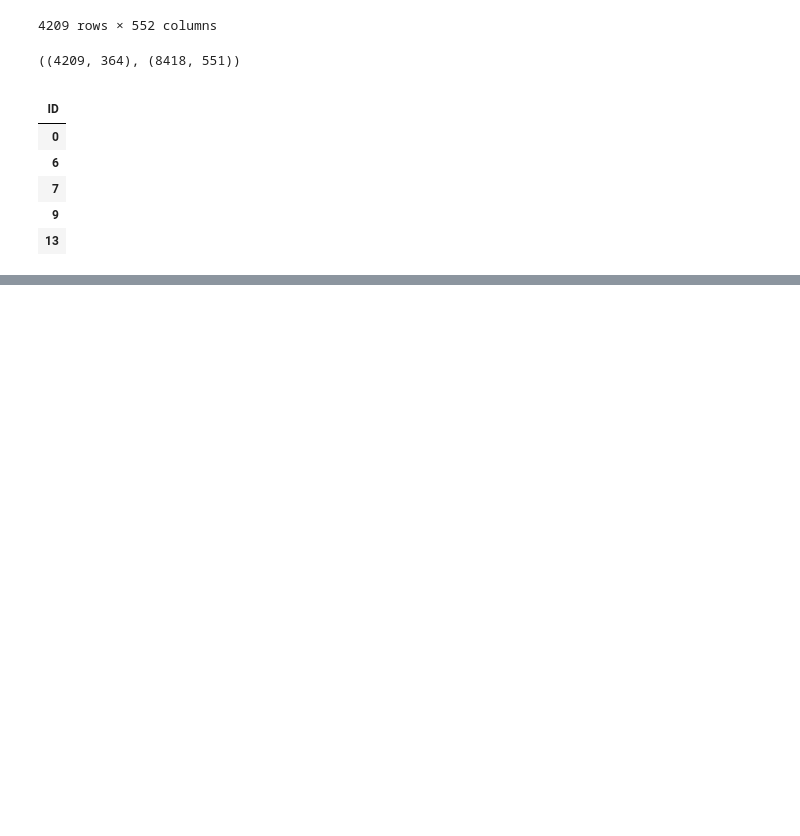
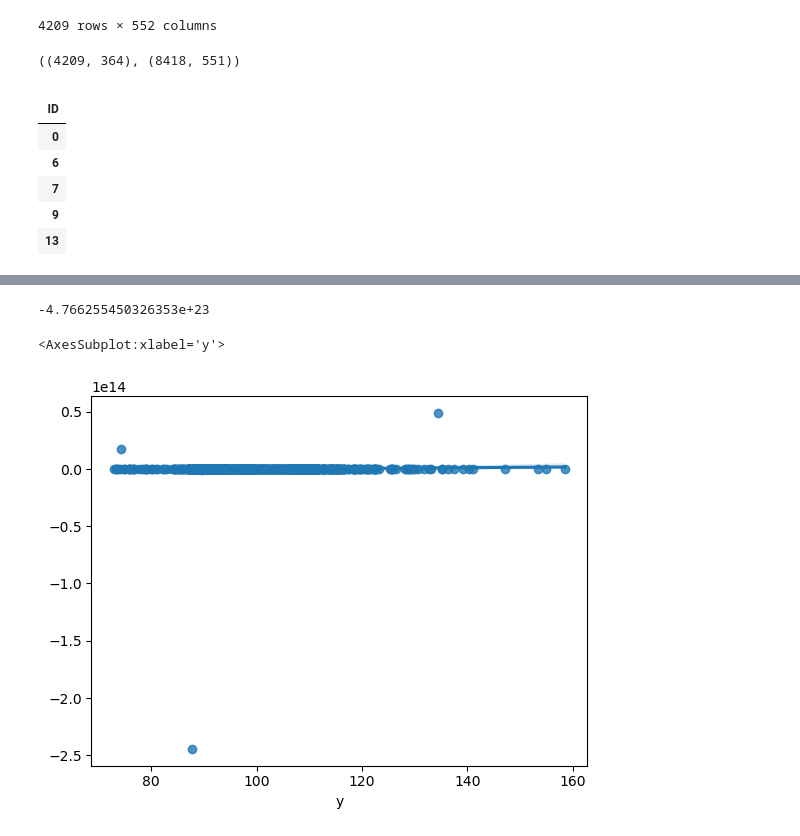
Before and after one commit to JiYoungGoGo/AI_School, a Jupyter notebook: ML/Benz.ipynb, the cells around one changed output, grey strips where cells are left out. Drawn from its saved outputs; the diff is of its cells as text; code cells hidden in the pictures; blank space fills up the shorter version.

```diff
--- a/ML/Benz.ipynb
+++ b/ML/Benz.ipynb
@@ -312,0 +319,6 @@ df_train.select_dtypes(exclude="number")[:5]
+# %%
+X = df_train.drop(columns="y")
+y = df_train["y"]
+print(X.shape, y.shape)
+display(X.head())
+display(y.head())
@@ -312,0 +342,7 @@ df_train.select_dtypes(exclude="number")[:5]
+# %%
+# train_test_split으로 train, valid 나누기!
+from sklearn.model_selection import train_test_split
+
+X_train, X_valid, y_train, y_valid = train_test_split(X, y, test_size=0.2, random_state=42)
+
+X_train.shape, X_valid.shape, y_train.shape, y_valid.shape
@@ -312,0 +371,5 @@ df_train.select_dtypes(exclude="number")[:5]
+# %%
+from sklearn.linear_model import LinearRegression
+
+model = LinearRegression(n_jobs=-1, positive=True)
+model
@@ -312,0 +378,2 @@ df_train.select_dtypes(exclude="number")[:5]
+# %%
+model.fit(X_train, y_train)
@@ -312,0 +390,9 @@ df_train.select_dtypes(exclude="number")[:5]
+# %%
+model.score(X_valid, y_valid)
+# %% [output]
+-4.766255450326353e+23
+# %%
+sns.regplot(x=y_valid, y=model.predict(X_valid))
+# %% [output]
+<AxesSubplot:xlabel='y'>
+[figure, added]
```
Also changed, not shown: parts of 7 cells of this notebook.
